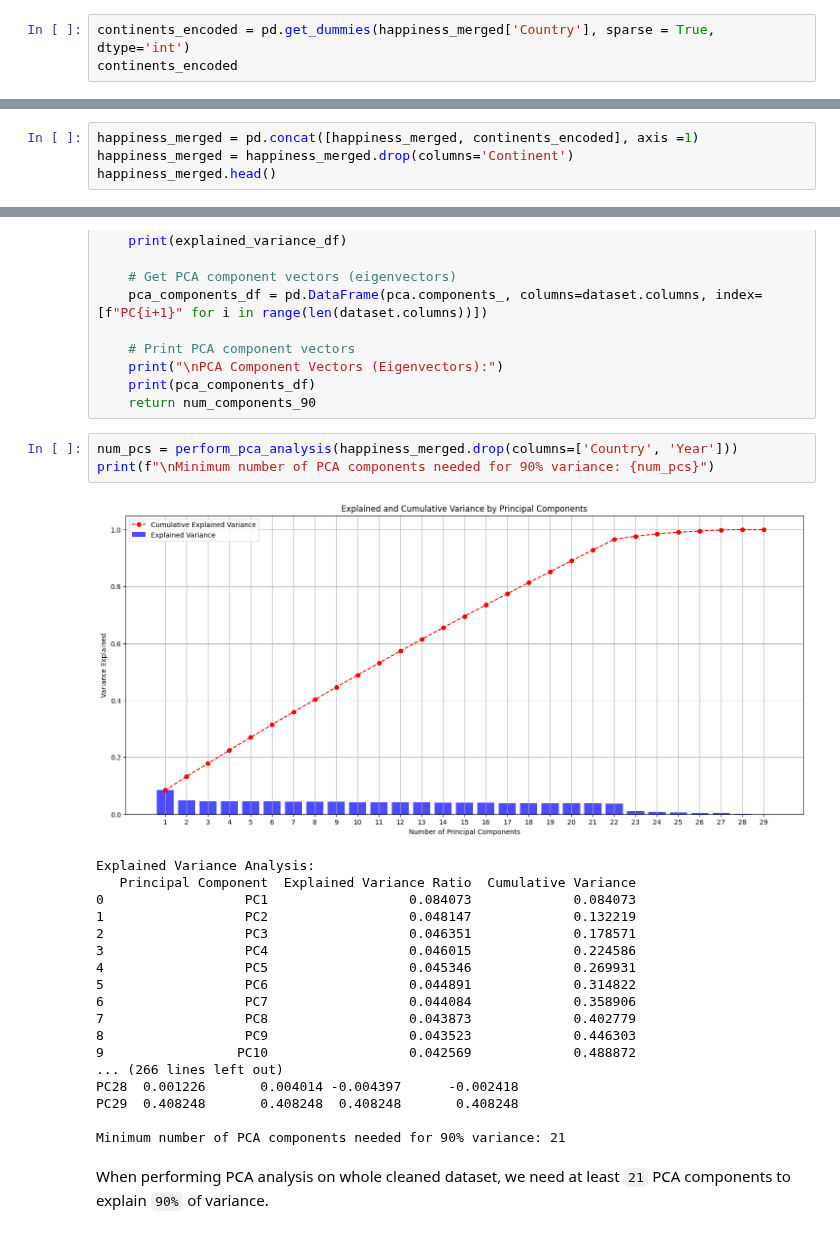
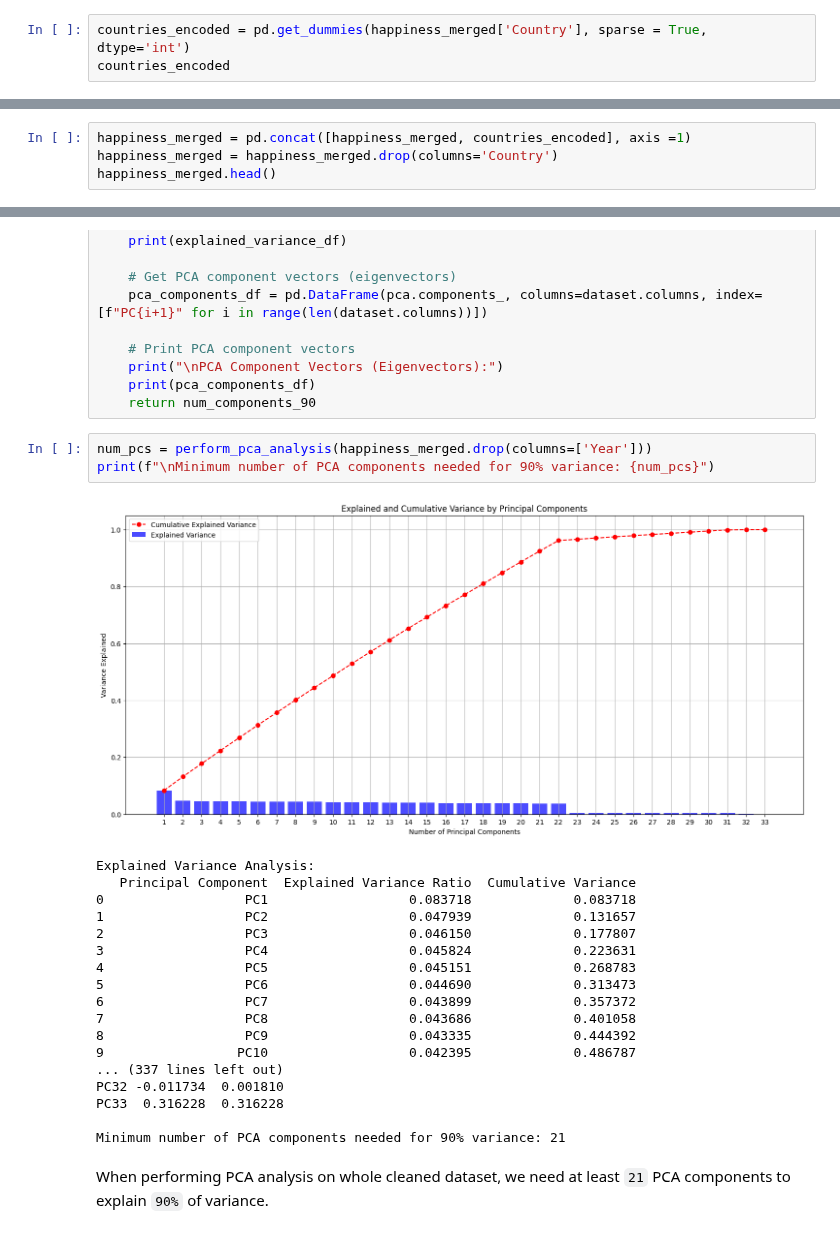
Before and after one commit to MadalinaTilvan/World-Happiness-Report, a Jupyter notebook: World Happiness Report.ipynb, the cells around one changed output, grey strips where cells are left out. Saved outputs shown, nothing was run; the diff lists cells and outputs as text.

Commit message:
dropped the idea of continents

```diff
--- a/World Happiness Report.ipynb
+++ b/World Happiness Report.ipynb
@@ -316,6 +299,6 @@ dtype: int64
 # %% [markdown]
 ### 6. Encode categorical variables
 # %%
-continents_encoded = pd.get_dummies(happiness_merged['Country'], sparse = True, dtype='int')
-continents_encoded
+countries_encoded = pd.get_dummies(happiness_merged['Country'], sparse = True, dtype='int')
+countries_encoded
 # %% [output]
@@ -335,7 +318,7 @@ continents_encoded
 # %% [markdown]
 Now, let's merge it with our dataset.
 # %%
-happiness_merged = pd.concat([happiness_merged, continents_encoded], axis =1)
-happiness_merged = happiness_merged.drop(columns='Continent')
+happiness_merged = pd.concat([happiness_merged, countries_encoded], axis =1)
+happiness_merged = happiness_merged.drop(columns='Country')
 happiness_merged.head()
 # %% [output]
@@ -391,25 +374,25 @@ def perform_pca_analysis(dataset):
     print(pca_components_df)
     return num_components_90
 # %%
-num_pcs = perform_pca_analysis(happiness_merged.drop(columns=['Country', 'Year']))
+num_pcs = perform_pca_analysis(happiness_merged.drop(columns=['Year']))
 print(f"\nMinimum number of PCA components needed for 90% variance: {num_pcs}")
 # %% [output]
-[figure, old version]
+[figure, new version]
 Explained Variance Analysis:
    Principal Component  Explained Variance Ratio  Cumulative Variance
-0                  PC1                  0.084073             0.084073
-1                  PC2                  0.048147             0.132219
-2                  PC3                  0.046351             0.178571
-3                  PC4                  0.046015             0.224586
-4                  PC5                  0.045346             0.269931
-5                  PC6                  0.044891             0.314822
-6                  PC7                  0.044084             0.358906
-7                  PC8                  0.043873             0.402779
-8                  PC9                  0.043523             0.446303
-9                 PC10                  0.042569             0.488872
-... (266 lines left out)
-PC28  0.001226       0.004014 -0.004397      -0.002418
-PC29  0.408248       0.408248  0.408248       0.408248
+0                  PC1                  0.083718             0.083718
+1                  PC2                  0.047939             0.131657
+2                  PC3                  0.046150             0.177807
+3                  PC4                  0.045824             0.223631
+4                  PC5                  0.045151             0.268783
+5                  PC6                  0.044690             0.313473
+6                  PC7                  0.043899             0.357372
+7                  PC8                  0.043686             0.401058
+8                  PC9                  0.043335             0.444392
+9                 PC10                  0.042395             0.486787
+... (337 lines left out)
+PC32 -0.011734  0.001810
+PC33  0.316228  0.316228
 
 Minimum number of PCA components needed for 90% variance: 21
 # %% [markdown]
```
Also changed, not shown: parts of 4 cells of this notebook.
